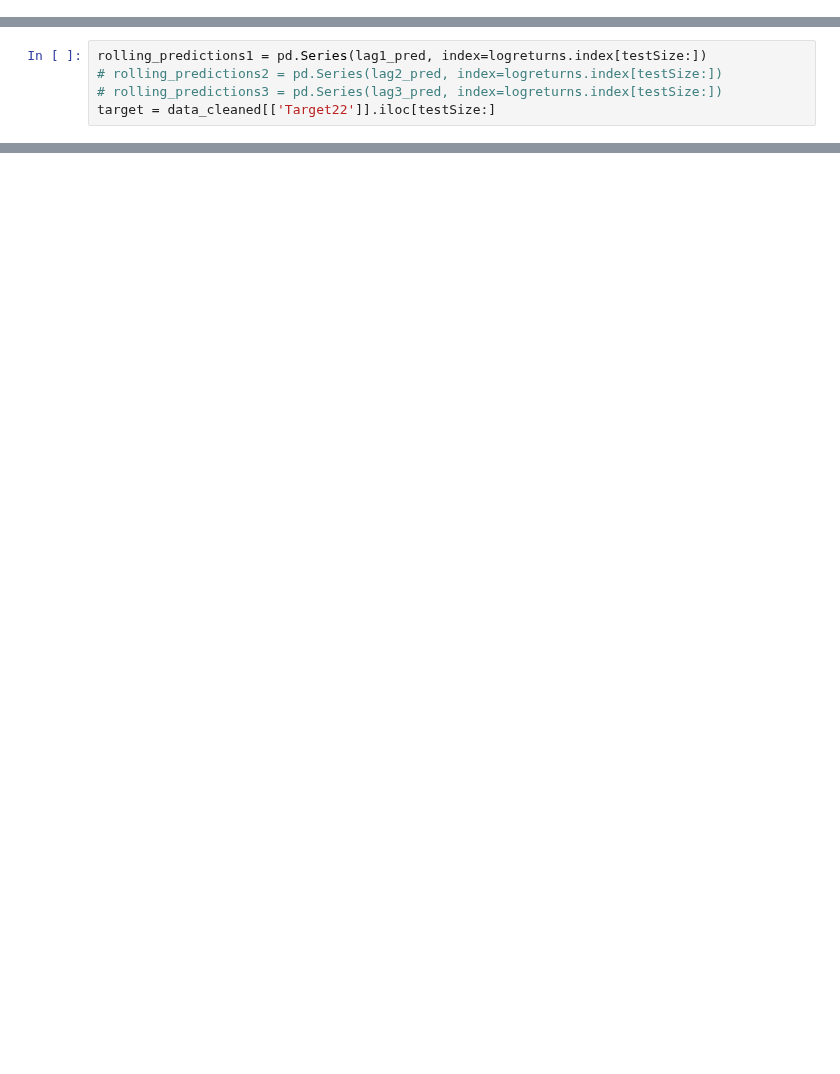
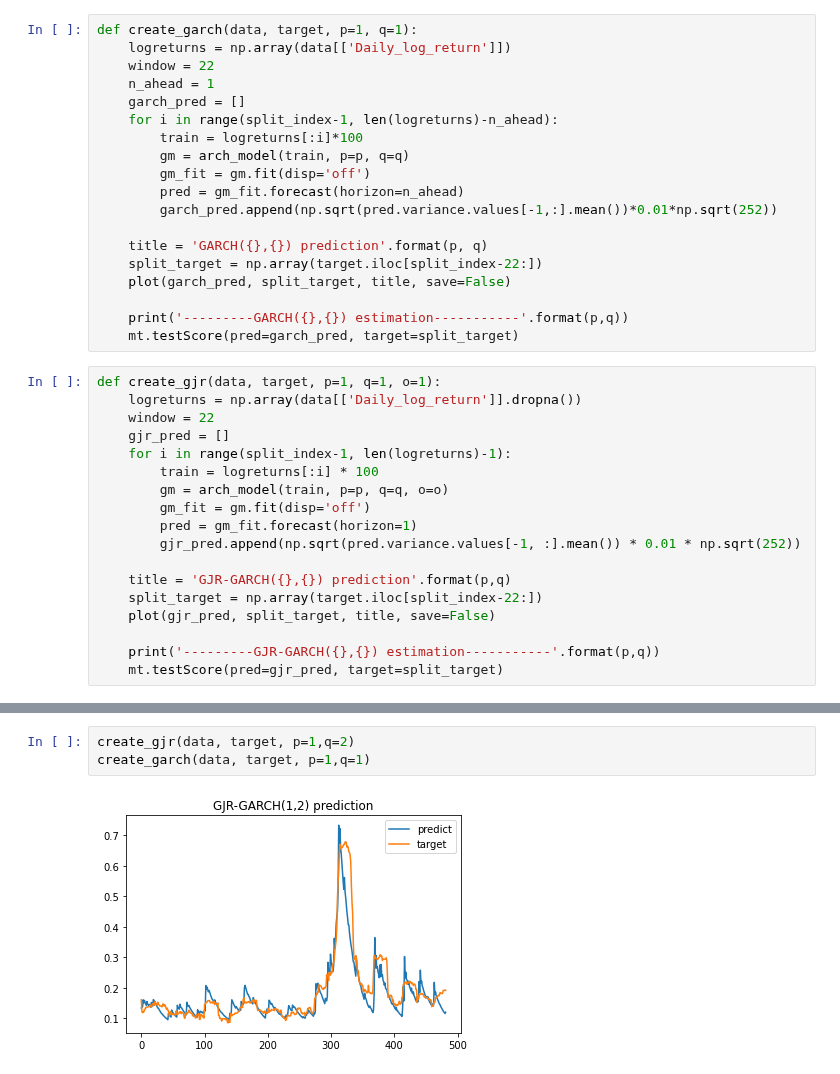
Before and after one commit to eddie8615/cs_project, a Jupyter notebook: garch_model_selection.ipynb, the cells around one changed output, grey strips where cells are left out. Drawn from its saved outputs; the diff is of its cells as text; blank space fills up the shorter version.

Commit message:
GARCH selection

```diff
--- a/garch_model_selection.ipynb
+++ b/garch_model_selection.ipynb
@@ -63,0 +48,37 @@ trainReturn
+# %%
+def create_garch(data, target, p=1, q=1):
+    logreturns = np.array(data[['Daily_log_return']])
+    window = 22
+    n_ahead = 1
+    garch_pred = []
+    for i in range(split_index-1, len(logreturns)-n_ahead):
+        train = logreturns[:i]*100
+        gm = arch_model(train, p=p, q=q)
+        gm_fit = gm.fit(disp='off')
+        pred = gm_fit.forecast(horizon=n_ahead)
+        garch_pred.append(np.sqrt(pred.variance.values[-1,:].mean())*0.01*np.sqrt(252))
+
+    title = 'GARCH({},{}) prediction'.format(p, q)
+    split_target = np.array(target.iloc[split_index-22:])
+    plot(garch_pred, split_target, title, save=False)
+
+    print('---------GARCH({},{}) estimation-----------'.format(p,q))
+    mt.testScore(pred=garch_pred, target=split_target)
+# %%
+def create_gjr(data, target, p=1, q=1, o=1):
+    logreturns = np.array(data[['Daily_log_return']].dropna())
+    window = 22
+    gjr_pred = []
+    for i in range(split_index-1, len(logreturns)-1):
+        train = logreturns[:i] * 100
+        gm = arch_model(train, p=p, q=q, o=o)
+        gm_fit = gm.fit(disp='off')
+        pred = gm_fit.forecast(horizon=1)
+        gjr_pred.append(np.sqrt(pred.variance.values[-1, :].mean()) * 0.01 * np.sqrt(252))
+
+    title = 'GJR-GARCH({},{}) prediction'.format(p,q)
+    split_target = np.array(target.iloc[split_index-22:])
+    plot(gjr_pred, split_target, title, save=False)
+
+    print('---------GJR-GARCH({},{}) estimation-----------'.format(p,q))
+    mt.testScore(pred=gjr_pred, target=split_target)
@@ -444,5 +115,0 @@ for i in range(testSize, len(data_cleaned)):
-# %%
-rolling_predictions1 = pd.Series(lag1_pred, index=logreturns.index[testSize:])
-# rolling_predictions2 = pd.Series(lag2_pred, index=logreturns.index[testSize:])
-# rolling_predictions3 = pd.Series(lag3_pred, index=logreturns.index[testSize:])
-target = data_cleaned[['Target22']].iloc[testSize:]
@@ -515,0 +145,5 @@ test Score: 0.8132907098815472 R2 score
+# %%
+create_gjr(data, target, p=1,q=2)
+create_garch(data, target, p=1,q=1)
+# %% [output]
+[figure, added]
```
Also changed, not shown: parts of 35 cells of this notebook, 2 other files.
